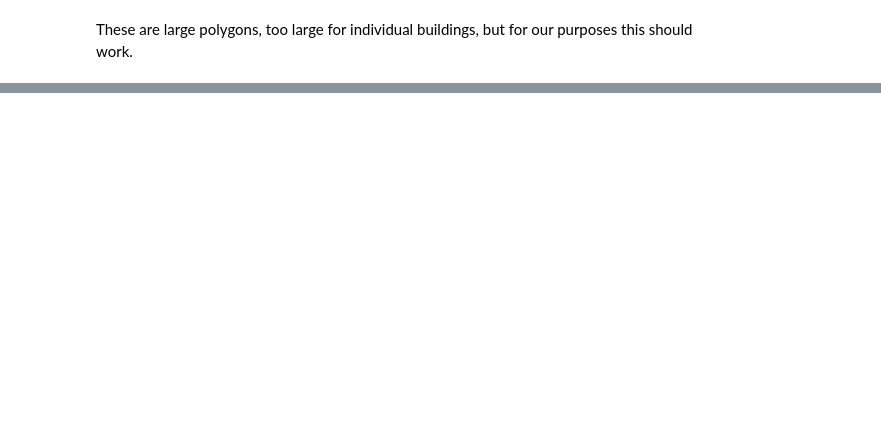
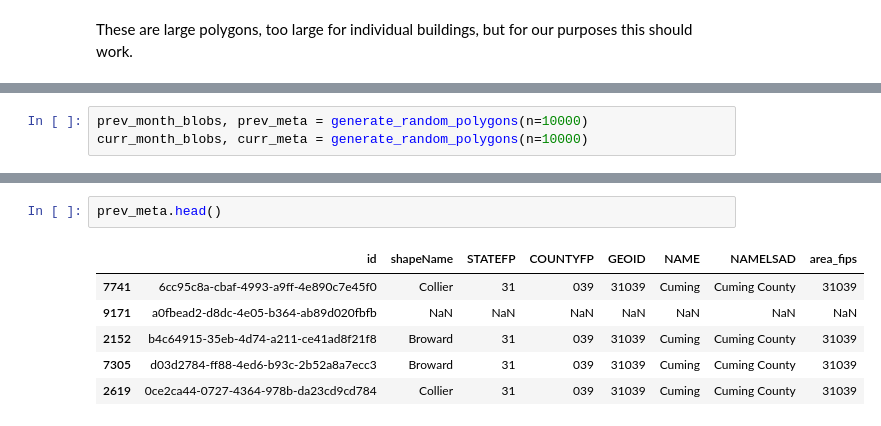
Before and after one commit to sralter/matching_optimization, a Jupyter notebook: conus_administrative_info.ipynb, the cells around one changed output, grey strips where cells are left out. Drawn from its saved outputs; the diff is of its cells as text; blank space fills up the shorter version.

Commit message:
move polygon generation to conus_administrative_info notebook

```diff
--- a/conus_administrative_info.ipynb
+++ b/conus_administrative_info.ipynb
@@ -84,0 +192,3 @@ These are large polygons, too large for individual buildings, but for our purpos
+# %%
+prev_month_blobs, prev_meta = generate_random_polygons(n=10000)
+curr_month_blobs, curr_meta = generate_random_polygons(n=10000)
@@ -84,0 +204,9 @@ These are large polygons, too large for individual buildings, but for our purpos
+# %%
+prev_meta.head()
+# %% [output]
+|  | id | shapeName | STATEFP | COUNTYFP | GEOID | NAME | NAMELSAD | area_fips |
+| 7741 | 6cc95c8a-cbaf-4993-a9ff-4e890c7e45f0 | Collier | 31 | 039 | 31039 | Cuming | Cuming County | 31039 |
+| 9171 | a0fbead2-d8dc-4e05-b364-ab89d020fbfb | NaN | NaN | NaN | NaN | NaN | NaN | NaN |
+| 2152 | b4c64915-35eb-4d74-a211-ce41ad8f21f8 | Broward | 31 | 039 | 31039 | Cuming | Cuming County | 31039 |
+| 7305 | d03d2784-ff88-4ed6-b93c-2b52a8a7ecc3 | Broward | 31 | 039 | 31039 | Cuming | Cuming County | 31039 |
+| 2619 | 0ce2ca44-0727-4364-978b-da23cd9cd784 | Collier | 31 | 039 | 31039 | Cuming | Cuming County | 31039 |
```
Also changed, not shown: parts of 8 cells of this notebook, 3 other files.
